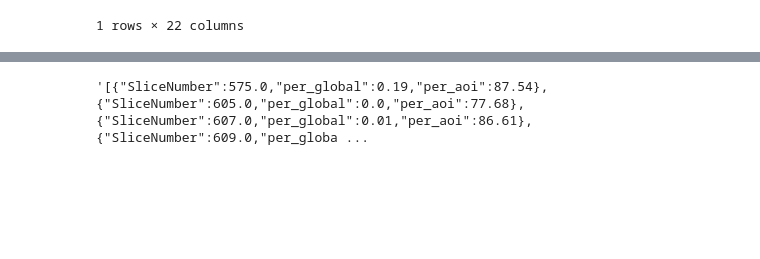
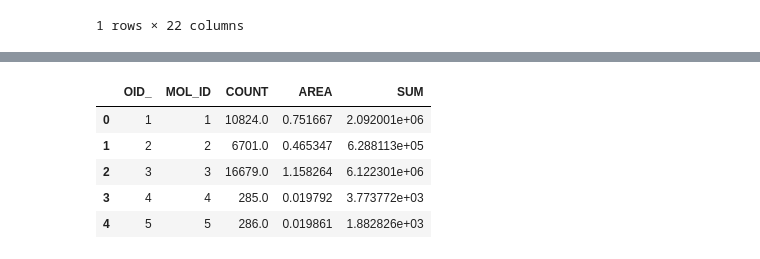
Before and after one commit to Vizzuality/he-scratchfolder, a Jupyter notebook: Precalculated_Future_Places_SPS.ipynb, the cells around one changed output, grey strips where cells are left out. Saved outputs shown, nothing was run; the diff lists cells and outputs as text; code cells hidden in the pictures; blank space fills up the shorter version.

```diff
--- a/Precalculated_Future_Places_SPS.ipynb
+++ b/Precalculated_Future_Places_SPS.ipynb
@@ -504,4 +461,9 @@ places_nspecies = places_nspecies.fillna(0)
-# %%
-places_nspecies.loc[places_nspecies['MOL_ID']==20,'mammals'].values[0] # check the string to see it's formatted correctly
-# %% [output]
-'[{"SliceNumber":575.0,"per_global":0.19,"per_aoi":87.54},{"SliceNumber":605.0,"per_global":0.0,"per_aoi":77.68},{"SliceNumber":607.0,"per_global":0.01,"per_aoi":86.61},{"SliceNumber":609.0,"per_globa ...
+# %%
+pop.head()
+# %% [output]
+|  | OID_ | MOL_ID | COUNT | AREA | SUM |
+| 0 | 1 | 1 | 10824.0 | 0.751667 | 2.092001e+06 |
+| 1 | 2 | 2 | 6701.0 | 0.465347 | 6.288113e+05 |
+| 2 | 3 | 3 | 16679.0 | 1.158264 | 6.122301e+06 |
+| 3 | 4 | 4 | 285.0 | 0.019792 | 3.773772e+03 |
+| 4 | 5 | 5 | 286.0 | 0.019861 | 1.882826e+03 |
```
Also changed, not shown: parts of 84 cells of this notebook, 2 other files.
